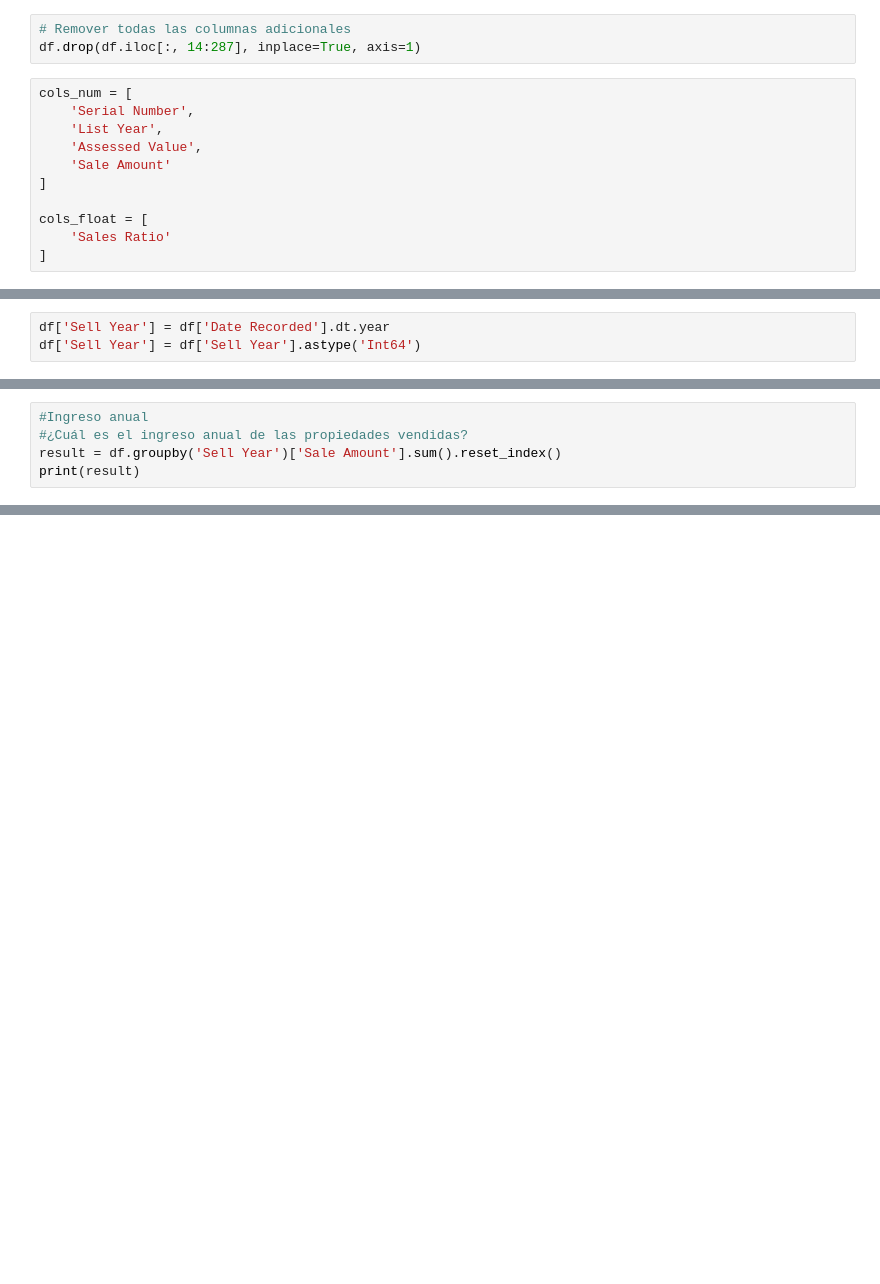
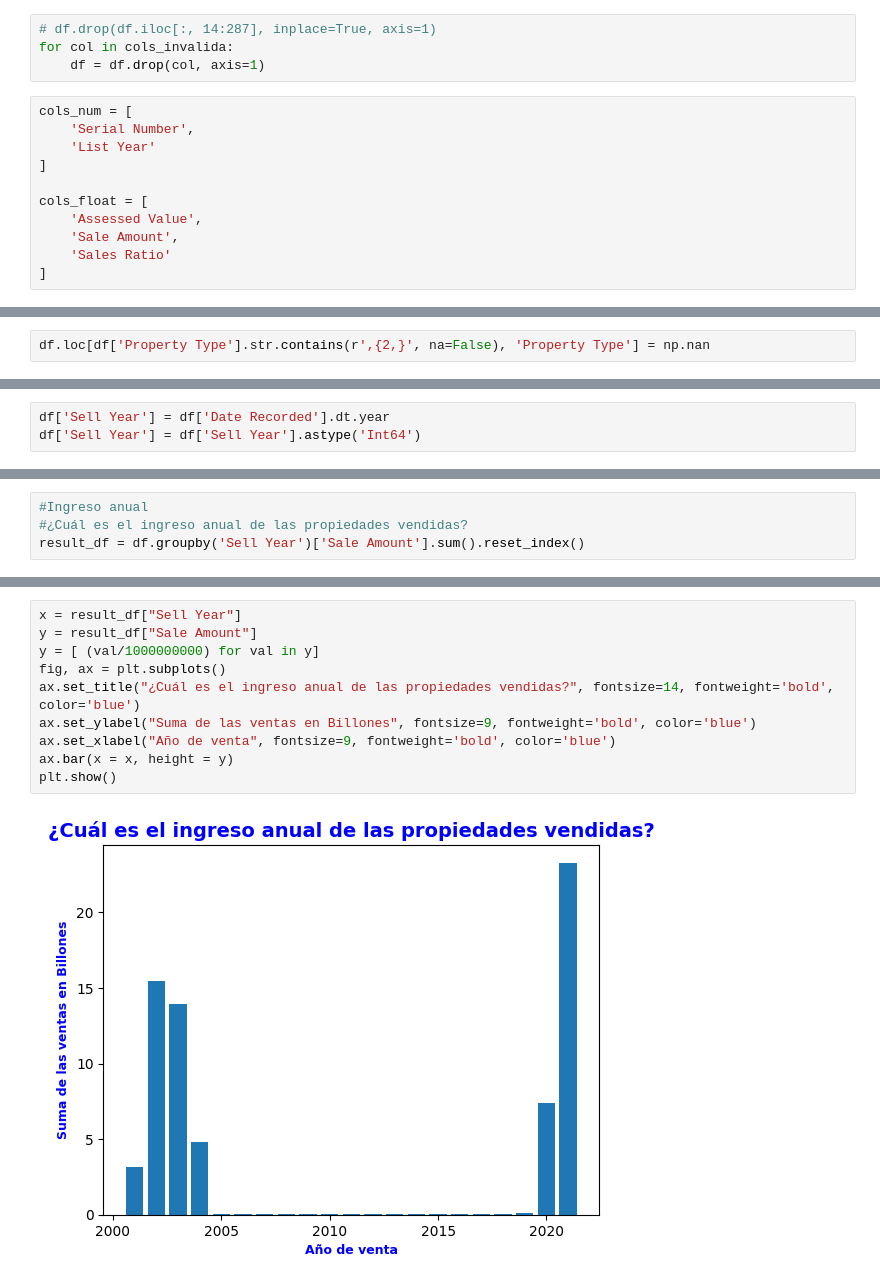
Before and after one commit to Jia231/ProyectoDA, a Jupyter notebook: notebook_proyecto.ipynb, the cells around one changed output, grey strips where cells are left out. Saved outputs shown, nothing was run; the diff lists cells and outputs as text; blank space fills up the shorter version.

```diff
--- a/notebook_proyecto.ipynb
+++ b/notebook_proyecto.ipynb
@@ -15,14 +96,15 @@ df = pd.read_csv(output_file, sep=",",  on_bad_lines="skip",  low_memory=False)
 # %%
-# Remover todas las columnas adicionales
-df.drop(df.iloc[:, 14:287], inplace=True, axis=1)
+# df.drop(df.iloc[:, 14:287], inplace=True, axis=1)
+for col in cols_invalida:
+    df = df.drop(col, axis=1)
 # %%
 cols_num = [
     'Serial Number',
-    'List Year',
-    'Assessed Value',
-    'Sale Amount'
+    'List Year'
 ]
 
 cols_float = [
+    'Assessed Value',
+    'Sale Amount',
     'Sales Ratio'
 ]
@@ -57,0 +129,2 @@ df.head(10)
+# %%
+df.loc[df['Property Type'].str.contains(r',{2,}', na=False), 'Property Type'] = np.nan
@@ -75,5 +136,4 @@ df.head(10)
 # %%
 #Ingreso anual
 #¿Cuál es el ingreso anual de las propiedades vendidas?
-result = df.groupby('Sell Year')['Sale Amount'].sum().reset_index()
-print(result)
+result_df = df.groupby('Sell Year')['Sale Amount'].sum().reset_index()
@@ -97,0 +142,12 @@ print(result)
+# %%
+x = result_df["Sell Year"]
+y = result_df["Sale Amount"]
+y = [ (val/1000000000) for val in y]
+fig, ax = plt.subplots()
+ax.set_title("¿Cuál es el ingreso anual de las propiedades vendidas?", fontsize=14, fontweight='bold', color='blue')
+ax.set_ylabel("Suma de las ventas en Billones", fontsize=9, fontweight='bold', color='blue')
+ax.set_xlabel("Año de venta", fontsize=9, fontweight='bold', color='blue')
+ax.bar(x = x, height = y)
+plt.show()
+# %% [output]
+[figure, added]
```
Also changed, not shown: parts of 30 cells of this notebook, 5 other files.
